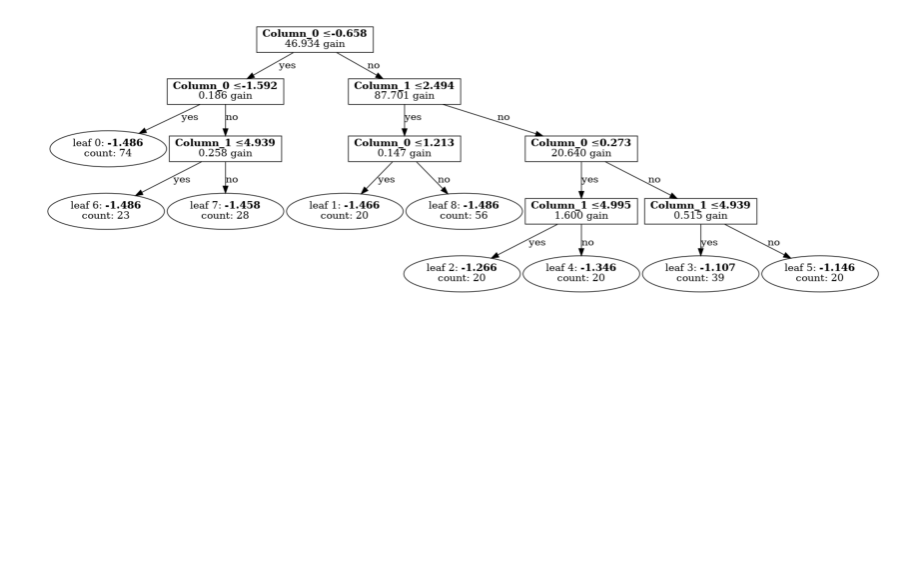
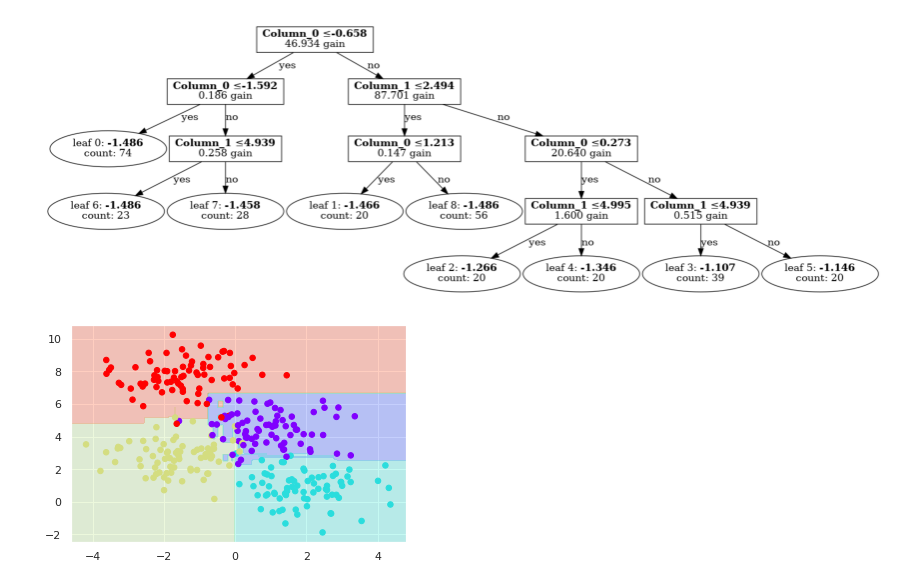
Before and after one commit to miguelgfierro/ai_projects, a Jupyter notebook: Grandient_Boosting_Decision_Trees/GBDT.ipynb, the cells around one changed output. Drawn from its saved outputs; the diff is of its cells as text; code cells hidden in the pictures; blank space fills up the shorter version.

Commit message:
gbdt

```diff
--- a/Grandient_Boosting_Decision_Trees/GBDT.ipynb
+++ b/Grandient_Boosting_Decision_Trees/GBDT.ipynb
@@ -144,3 +199,9 @@ visualize_classifier(model, X, y)
 visualize_tree_lightgbm(model, figsize=(15,15))
 # %% [output]
 [figure]
+# %%
+model = lgb.LGBMClassifier(boosting_type="gbdt", random_state=42, max_depth=2)
+model = model.fit(X, y)
+visualize_classifier(model, X, y)
+# %% [output]
+[figure, added]
```
Also changed, not shown: parts of 4 cells of this notebook, 2 other files.
